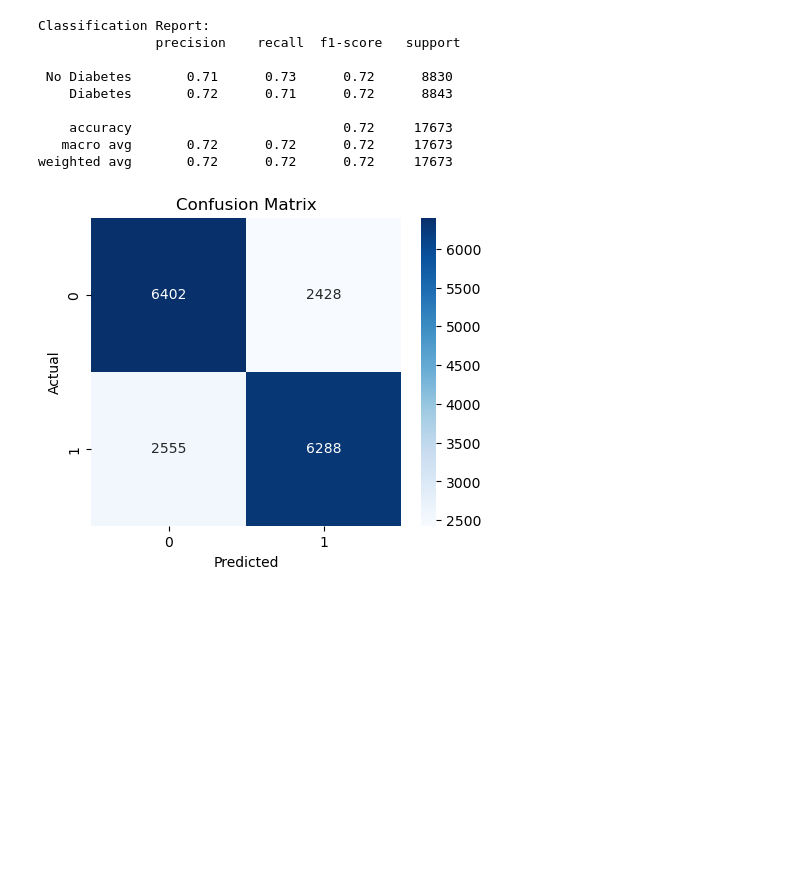
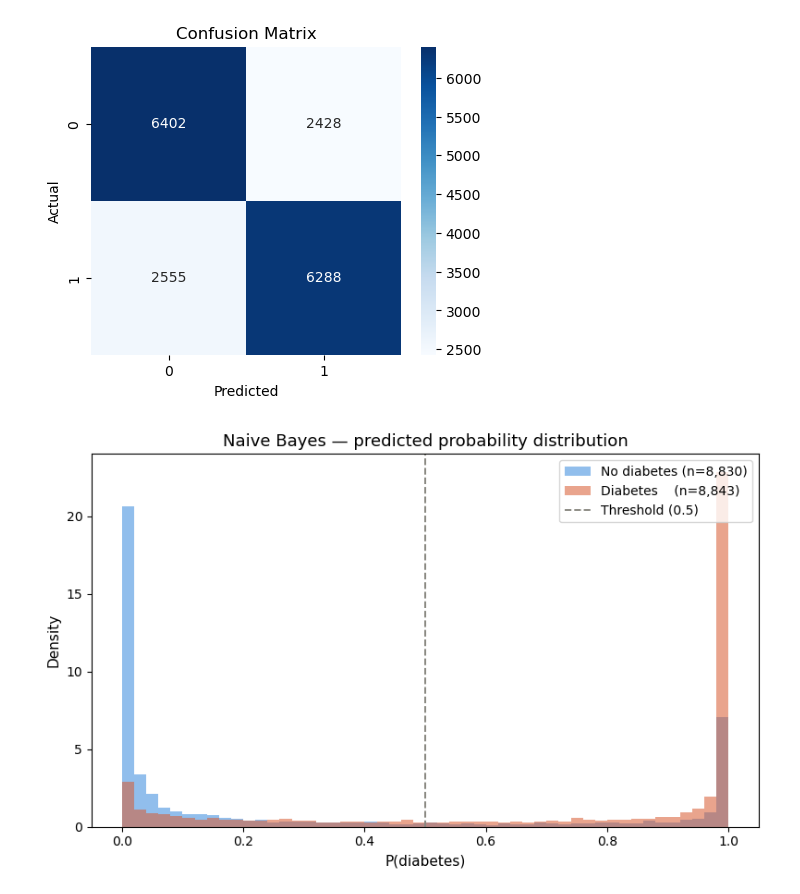
Before and after one commit to pponn/DS4400_Final_Project, a Jupyter notebook: NaiveBayes.ipynb, the cells around one changed output. Drawn from its saved outputs; the diff is of its cells as text; code cells hidden in the pictures; blank space fills up the shorter version.

```diff
--- a/NaiveBayes.ipynb
+++ b/NaiveBayes.ipynb
@@ -18,10 +20,10 @@ y = df['Diabetes_binary']
 X_train, X_test, y_train, y_test = train_test_split(X, y, test_size=0.25, random_state=42, shuffle=True)
 # %%
 # Initialize the Gaussian Naive Bayes model
-gnb = GaussianNB()
+model = GaussianNB()
 
 # Train the model on the training data
-gnb.fit(X_train, y_train)
+model.fit(X_train, y_train)
 
 # Make predictions on the test data
-y_pred = gnb.predict(X_test)
+y_pred = model.predict(X_test)
@@ -28,9 +53,10 @@ y_pred = gnb.predict(X_test)
 # %%
-# Evaluate model
-print("Classification Report:\n", classification_report(y_test, y_pred, target_names=["No Diabetes", "Diabetes"]))
+# Evaluate model:
 
 # Confusion matrix
 cm = confusion_matrix(y_test, y_pred)
+
+
 plt.figure(figsize=(5,4))
 sns.heatmap(cm, annot=True, fmt='d', cmap='Blues')
 plt.xlabel('Predicted')
@@ -38,13 +64,35 @@ plt.ylabel('Actual')
 plt.title('Confusion Matrix')
 plt.show()
 # %% [output]
-Classification Report:
-               precision    recall  f1-score   support
-
- No Diabetes       0.71      0.73      0.72      8830
-    Diabetes       0.72      0.71      0.72      8843
-
-    accuracy                           0.72     17673
-   macro avg       0.72      0.72      0.72     17673
-weighted avg       0.72      0.72      0.72     17673
 [figure]
+# %%
+import matplotlib.pyplot as plt
+import numpy as np
+
+y_proba = model.predict_proba(X_test)[:, 1]
+
+proba_no_diab = y_proba[y_test.values == 0]
+proba_diab    = y_proba[y_test.values == 1]
+
+bins = np.linspace(0, 1, 51)
+
+fig, ax = plt.subplots(figsize=(8, 5))
+
+ax.hist(proba_no_diab, bins=bins, alpha=0.55, color='#378ADD',
+        label=f'No diabetes (n={len(proba_no_diab):,})', density=True)
+ax.hist(proba_diab,    bins=bins, alpha=0.55, color='#D85A30',
+        label=f'Diabetes    (n={len(proba_diab):,})',    density=True)
+
+ax.axvline(0.5, color='#888780', linewidth=1.4,
+           linestyle='--', label='Threshold (0.5)')
+
+ax.set_xlabel('P(diabetes)', fontsize=11)
+ax.set_ylabel('Density', fontsize=11)
+ax.set_title('Naive Bayes — predicted probability distribution', fontsize=13)
+ax.legend(fontsize=10)
+
+plt.tight_layout()
+plt.savefig('nb_prob_distribution.png', dpi=150)
+plt.show()
+# %% [output]
+[figure, added]
```
Also changed, not shown: parts of 2 cells of this notebook.
